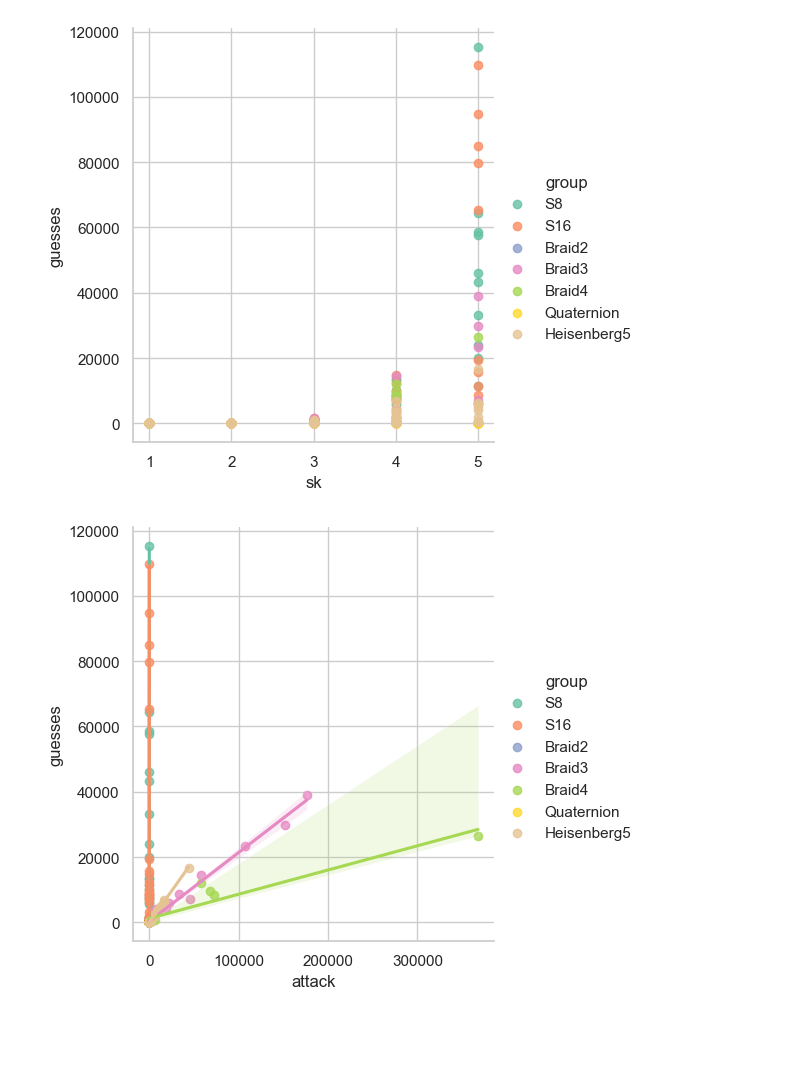
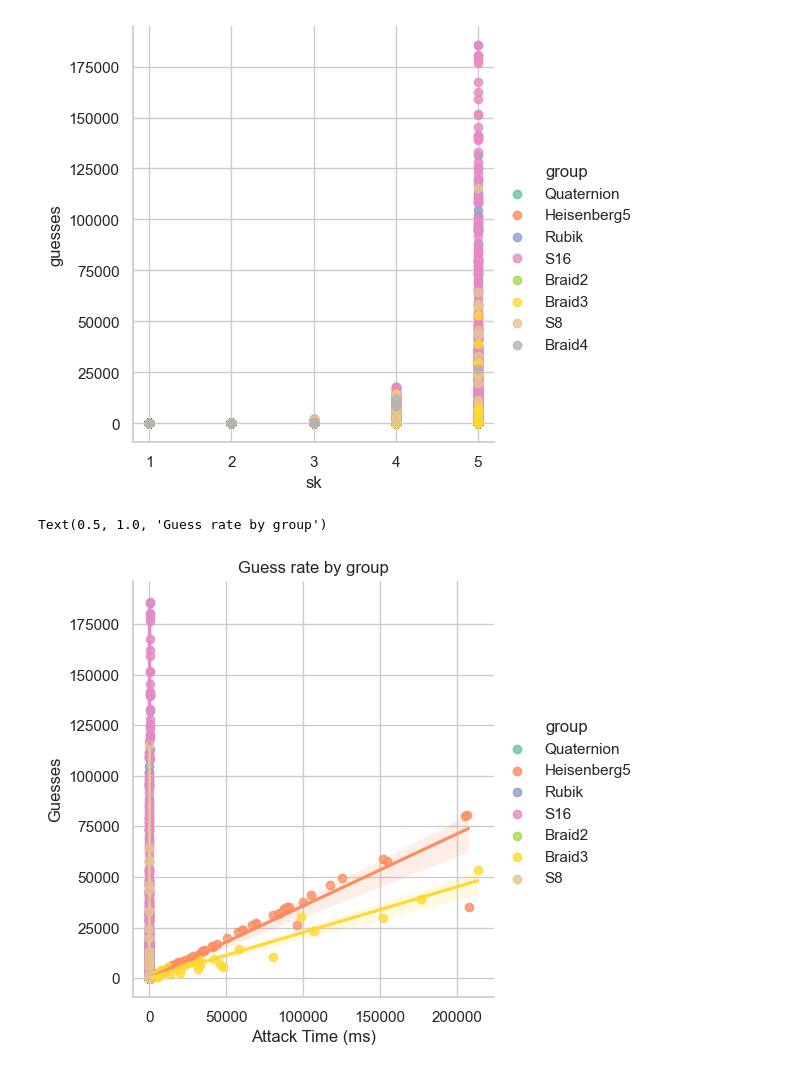
Before and after one commit to reednel/aag, a Jupyter notebook: simulations/ManyGroups.ipynb, the cells around one changed output. Drawn from its saved outputs; the diff is of its cells as text; code cells hidden in the pictures; blank space fills up the shorter version.

Commit message:
More graphs, add exp regression

```diff
--- a/simulations/ManyGroups.ipynb
+++ b/simulations/ManyGroups.ipynb
@@ -6,7 +9,9 @@ import seaborn as sns
 # %%
-df = pd.read_csv('all.csv')
+df = pd.read_csv('many.csv')
+df = df.append(pd.read_csv('all.csv'))
 df['efficiency'] = df['attack'] / df['exchange']
-df_no_braid = df[df['group'] != 'Braid3' and df['group'] != 'Braid4' and df['group'] != 'Braid5']
+df_no_braid = df[df['group'] != 'Braid4']
+df_no_braid = df_no_braid[df_no_braid['group'] != 'Braid5']
 # %%
 sns.set_theme(style="whitegrid")
 gfg = sns.pairplot(data=df[df['sk'] <= 5], hue='group')
@@ -22,14 +27,18 @@ plt.show()
 # %%
 # compare effects of sk and cardinality on attack time/exchange time
 sns.set_theme(style="whitegrid")
-gfg = sns.lmplot(data=df[df['sk']<=5], x='sk', y='guesses', hue='group', palette='Set2', fit_reg=False)
+gfg = sns.lmplot(data=df[(df.sk<=5)], x='sk', y='guesses', hue='group', palette='Set2', fit_reg=False)
 # %% [output]
-[figure, old version]
+[figure, new version]
 # %%
 sns.set_theme(style="whitegrid")
 gfg = sns.lmplot(data=df_no_braid[df_no_braid['sk']<=5], x='attack', y='guesses', hue='group', palette='Set2', fit_reg=True)
+plt.ylabel("Guesses")
+plt.xlabel("Attack Time (ms)")
+plt.title("Guess rate by group")
 # %% [output]
+Text(0.5, 1.0, 'Guess rate by group')
-[figure, old version]
+[figure, new version]
 # %%
 # compare effects of sk and cardinality on attack time/exchange time
 sns.set_theme(style="whitegrid")
```
Also changed, not shown: parts of 11 cells of this notebook, 6 other files.
